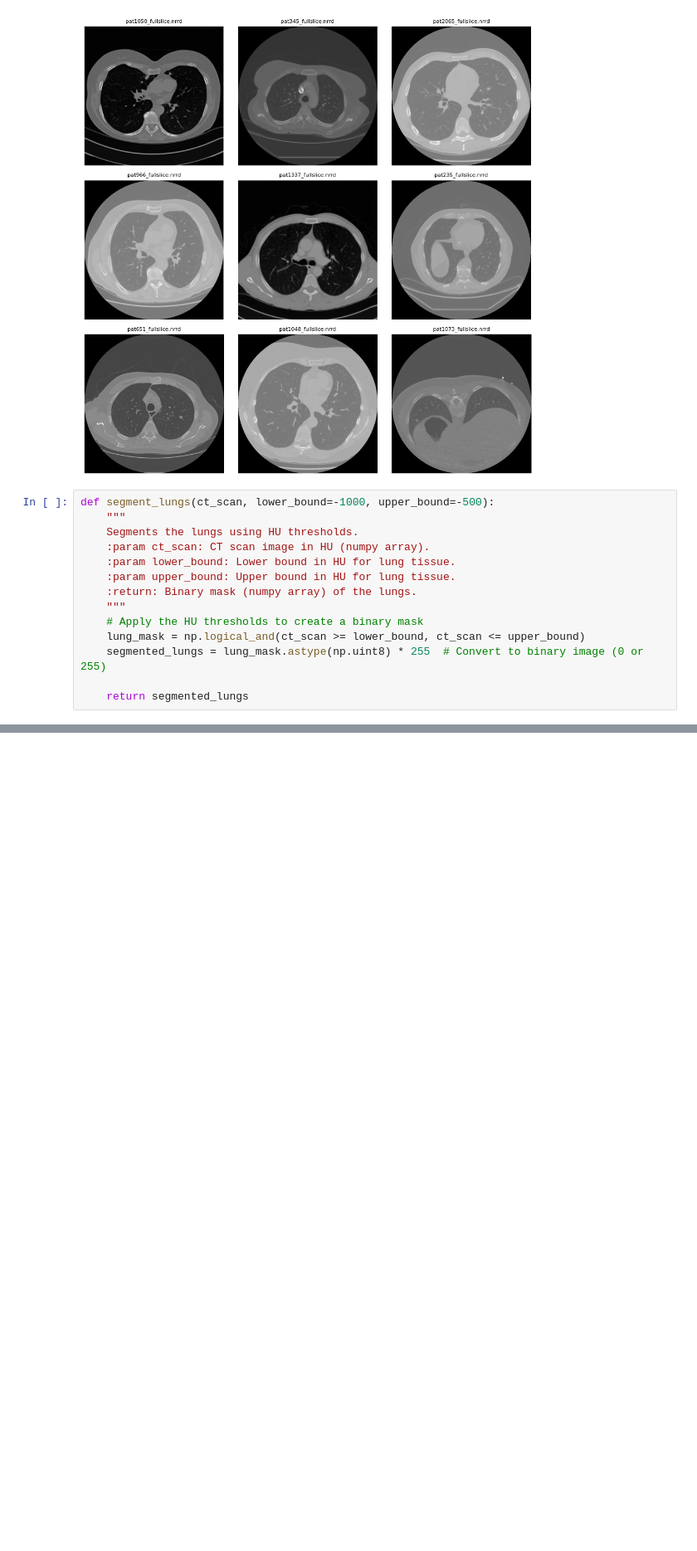
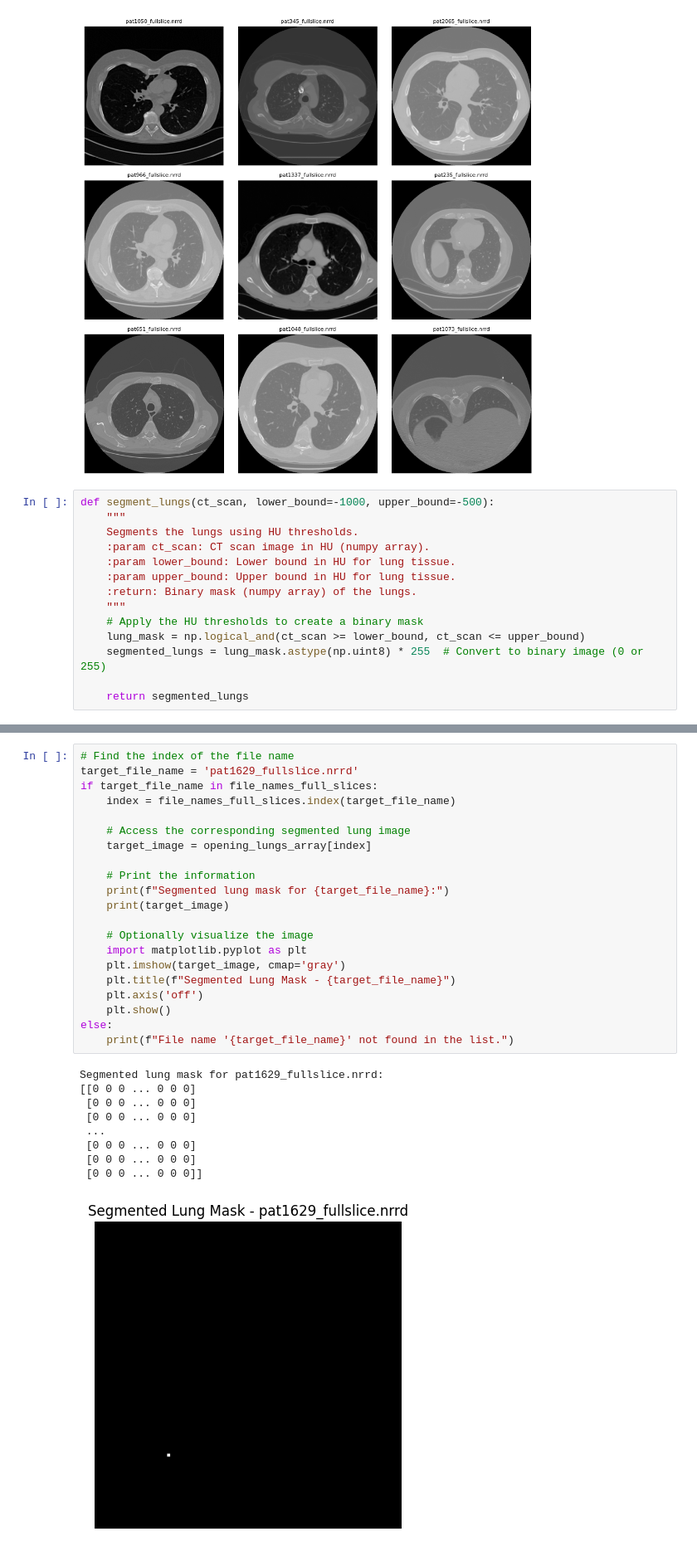
Before and after one commit to Amano07/lung_cancer, a Jupyter notebook: V1.ipynb, the cells around one changed output, grey strips where cells are left out. Shown at 83% size. Drawn from its saved outputs; the diff is of its cells as text; blank space fills up the shorter version.

```diff
--- a/V1.ipynb
+++ b/V1.ipynb
@@ -200,0 +274,31 @@ Segmented lung masks array shape: (2363, 512, 512)
+# %%
+# Find the index of the file name
+target_file_name = 'pat1629_fullslice.nrrd'
+if target_file_name in file_names_full_slices:
+    index = file_names_full_slices.index(target_file_name)
+
+    # Access the corresponding segmented lung image
+    target_image = opening_lungs_array[index]
+
+    # Print the information
+    print(f"Segmented lung mask for {target_file_name}:")
+    print(target_image)
+
+    # Optionally visualize the image
+    import matplotlib.pyplot as plt
+    plt.imshow(target_image, cmap='gray')
+    plt.title(f"Segmented Lung Mask - {target_file_name}")
+    plt.axis('off')
+    plt.show()
+else:
+    print(f"File name '{target_file_name}' not found in the list.")
+# %% [output]
+Segmented lung mask for pat1629_fullslice.nrrd:
+[[0 0 0 ... 0 0 0]
+ [0 0 0 ... 0 0 0]
+ [0 0 0 ... 0 0 0]
+ ...
+ [0 0 0 ... 0 0 0]
+ [0 0 0 ... 0 0 0]
+ [0 0 0 ... 0 0 0]]
+[figure, added]
```
Also changed, not shown: parts of 8 cells of this notebook, 2 other files.
